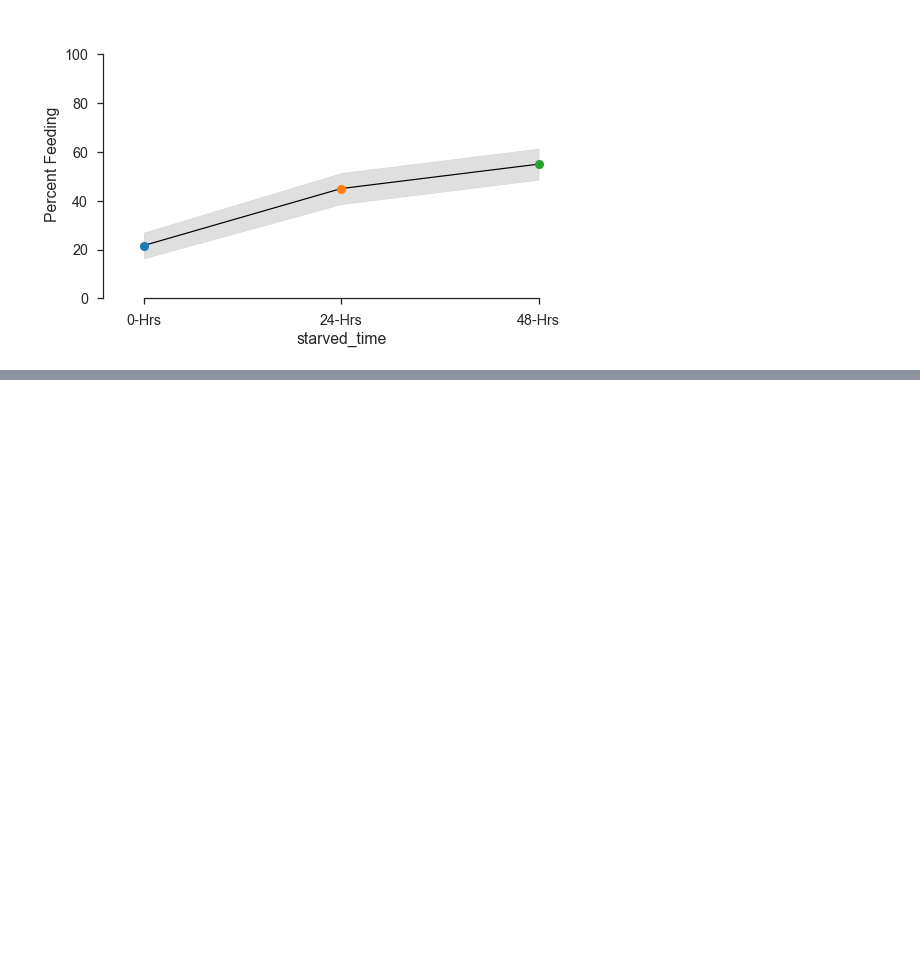
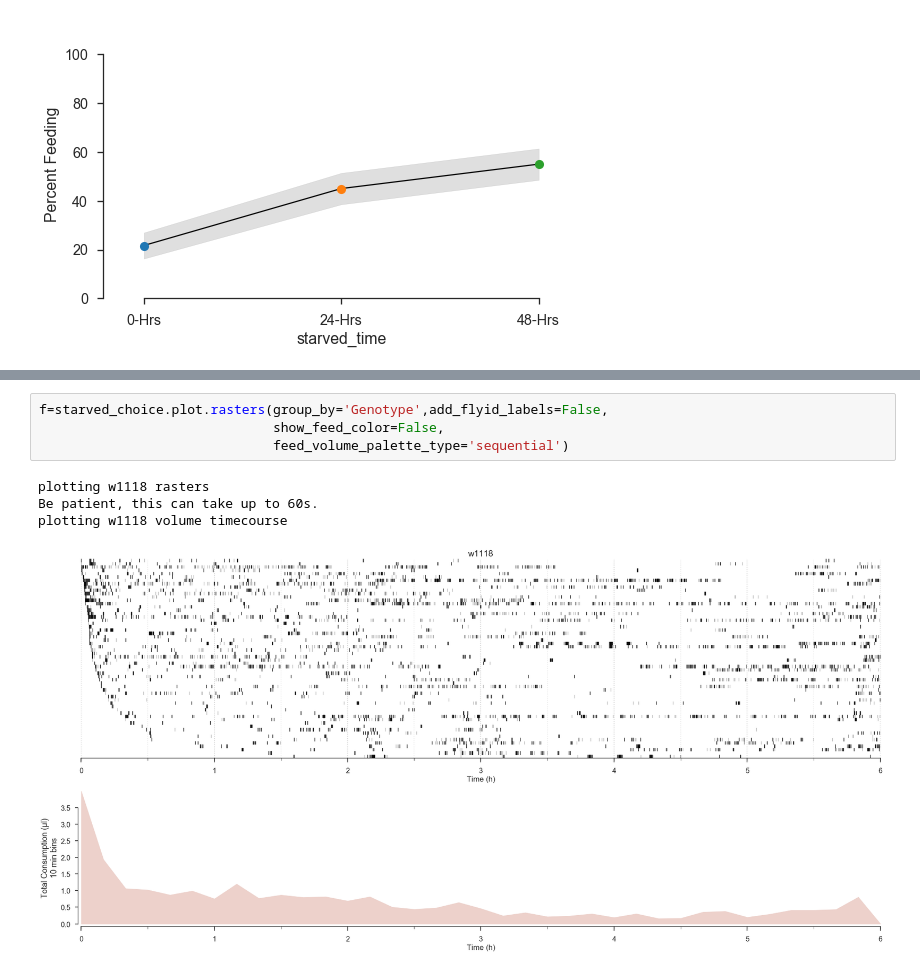
Before and after one commit to ACCLAB/espresso, a Jupyter notebook: jupyter-nb/espresso plotting module dev.ipynb, the cells around one changed output, grey strips where cells are left out. Drawn from its saved outputs; the diff is of its cells as text; blank space fills up the shorter version.

```diff
--- a/jupyter-nb/espresso plotting module dev.ipynb
+++ b/jupyter-nb/espresso plotting module dev.ipynb
@@ -59 +78,10 @@ f,summ=starved.plot.contrast.feed_count_per_fly(group_by='starved_time',
+# %%
+f=starved_choice.plot.rasters(group_by='Genotype',add_flyid_labels=False,
+                              show_feed_color=False,
+                              feed_volume_palette_type='sequential')
+# %% [output]
+plotting w1118 rasters
+Be patient, this can take up to 60s.
+plotting w1118 volume timecourse
+[figure, added]
 # %%
```
Also changed, not shown: parts of 7 cells of this notebook, 1 other file.
